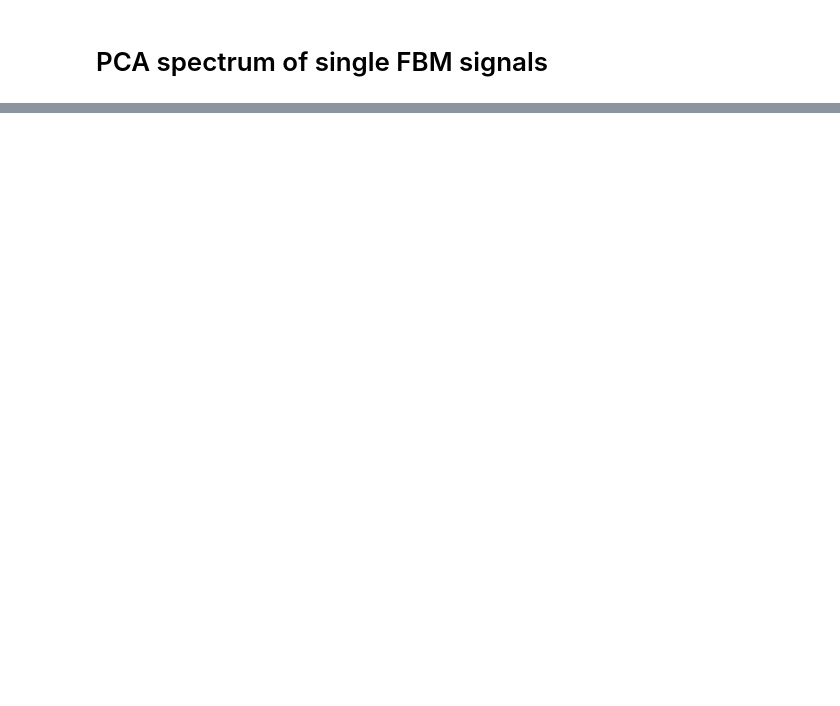
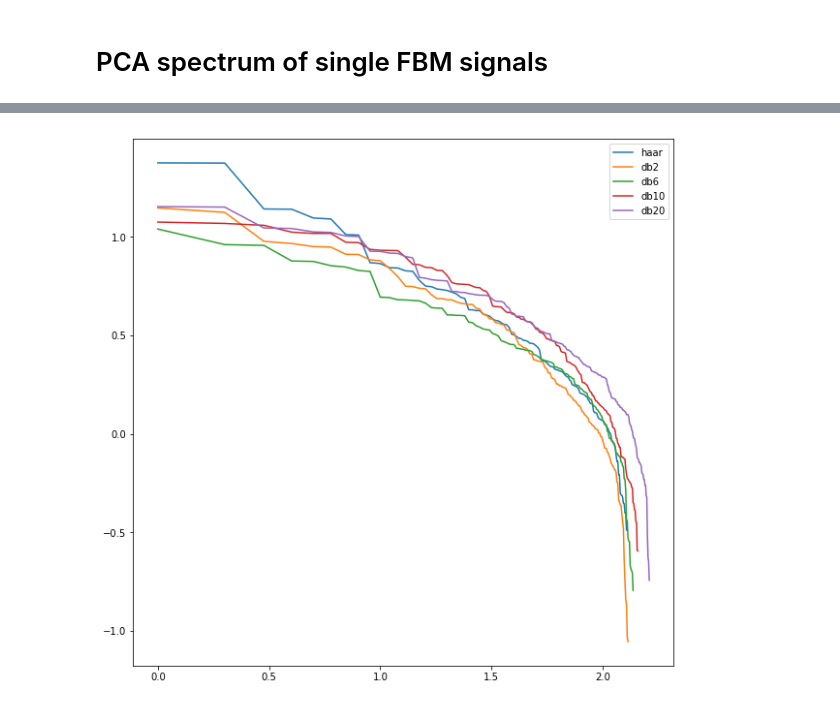
Before and after one commit to Agrim9/MultiFractal_Signal_Analysis, a Jupyter notebook: FBM_NB.ipynb, the cells around one changed output, grey strips where cells are left out. Saved outputs shown, nothing was run; the diff lists cells and outputs as text; code cells hidden in the pictures; blank space fills up the shorter version.

Commit message:
Plotting for multi level DWT

```diff
--- a/FBM_NB.ipynb
+++ b/FBM_NB.ipynb
@@ -125,0 +127,76 @@ plt.show()
+# %%
+import pywt
+
+def Qf(x, A, B,C): # this is your 'straight line' y=f(x)
+    return A*x**2 + B*x + C
+
+def get_wavelet_var(wavelet,est_sil=1):
+    H=0.3
+    samp_size=1024
+    f = FBM(n=samp_size, hurst=H, length=0.5, method='daviesharte')
+    # Generate a fBm realization
+    fbm_sample = f.fbm()
+    # Get the times associated with the fBm
+    t_values = f.times()
+    cA1, cD1 = pywt.dwt(fbm_sample, wavelet)
+    cA2, cD2 = pywt.dwt(cA1, wavelet)
+    cA, cD = pywt.dwt(cA2, wavelet)
+
+    M=len(cD)
+    # plt.rcParams['figure.figsize'] = (10, 10)
+    # #plt.plot(fbm_sample[::2])
+    # #plt.plot(cD)
+    # plt.show()
+    R=np.zeros(M+1) #Autocorrelation: r[0] to r[p-1]
+
+    for k in range(M+1):
+        cD_shift=shift(cD, k, cval=0)
+        R[k]=np.sum(cD*np.conjugate(cD_shift))
+
+    AutoCorr_mat=toeplitz(R[0:M],R[0:M])
+
+    num_sim=50
+    for i in range(num_sim):
+        H=0.6
+        f1 = FBM(n=samp_size, hurst=H, length=0.5, method='daviesharte')
+        # Generate a fBm realization
+        if(i==0):
+            temp_cA1,temp_cD1=pywt.dwt(f1.fbm(),wavelet)
+            temp_cA2,temp_cD2=pywt.dwt(temp_cA1,wavelet)
+            temp_cA,temp_cD=pywt.dwt(temp_cA2,wavelet)
+            avg_cD=temp_cD
+        else:
+            temp_cA1,temp_cD1=pywt.dwt(f1.fbm(),wavelet)
+            temp_cA2,temp_cD2=pywt.dwt(temp_cA1,wavelet)
+            temp_cA,temp_cD=pywt.dwt(temp_cA2,wavelet)
+            avg_cD += temp_cD
+
+    #mean_vec=[t_values[i]**(2*H) for i in range(0,M)]
+    mean_vec=avg_cD/num_sim
+    AutoCov_mat=AutoCorr_mat-np.outer(mean_vec,mean_vec)
+
+    U,S,V=svd(AutoCov_mat)
+    plt.rcParams['figure.figsize'] = (10, 10)
+    plt.plot(np.log10(np.arange(M)+1),np.log10(S))
+
+#     expected_slope=-(2*H+1)
+#     A,B = curve_fit(Lf,np.log10(np.arange(2,M)),np.log10(S[2:]))[0] # your data x, y to fit
+#     if(est_sil==0):
+#         x=np.log10(np.arange(M)+1)
+#         y=A*x+B
+#         plt.plot(x,y)
+#     print(-(A+1)/2)
+#     return A,B
+    #plt.plot([0,np.log10(M)],[B,A*np.log10(M)+B])
+
+get_wavelet_var('haar')
+get_wavelet_var('db2')
+get_wavelet_var('db6')
+get_wavelet_var('db10')
+get_wavelet_var('db20')
+plt.legend(['haar','db2','db6','db10','db20'])
+plt.show()
+
+#print(S)
+# %% [output]
+[figure, added]
```
Also changed, not shown: parts of 4 cells of this notebook.
